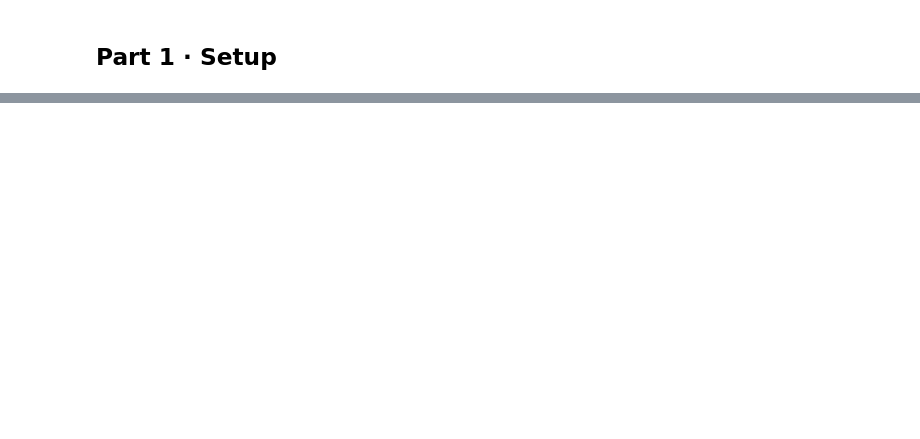
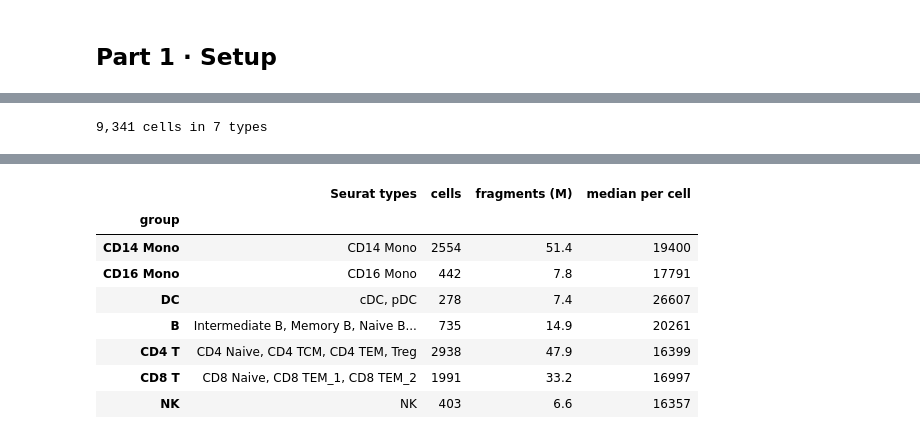
Before and after one commit to aristoteleo/epione, a Jupyter notebook: epione_guide/tutorials/single/t_print_footprint.ipynb, the cells around one changed output, grey strips where cells are left out. Cells and saved outputs as stored; diff of their text form; code cells hidden in the pictures; blank space fills up the shorter version.

```diff
--- a/epione_guide/tutorials/single/t_print_footprint.ipynb
+++ b/epione_guide/tutorials/single/t_print_footprint.ipynb
@@ -474,0 +118,38 @@ as `epione.models.seq2print`, next to the scooby bridge.
+# %%
+COARSE = {'CD14 Mono': 'CD14 Mono', 'CD16 Mono': 'CD16 Mono', 'cDC': 'DC', 'pDC': 'DC',
+          'Naive B': 'B', 'Intermediate B': 'B', 'Memory B': 'B', 'Plasma': 'B',
+          'CD4 Naive': 'CD4 T', 'CD4 TCM': 'CD4 T', 'CD4 TEM': 'CD4 T', 'Treg': 'CD4 T',
+          'CD8 Naive': 'CD8 T', 'CD8 TEM_1': 'CD8 T', 'CD8 TEM_2': 'CD8 T', 'NK': 'NK'}
+full = ad.read_h5ad(files['atac'])                       # cells x peaks, with obs['cell_type']
+full.obs['group'] = pd.Categorical(full.obs['cell_type'].astype(str).map(COARSE), categories=ORDER)
+full = full[full.obs['group'].notna()].copy()
+
+# PRINT reads cuts from the fragments file, so the AnnData only needs the
+# cell barcodes, the grouping and where the fragments are.
+adata = ad.AnnData(obs=full.obs[['cell_type', 'group']].copy())
+adata.uns['files'] = {'fragments': str(files['fragments'])}
+fa = pysam.FastaFile(str(FASTA))
+adata.uns['reference_sequences'] = {c: fa.get_reference_length(c) for c in fa.references
+                                    if re.fullmatch(r'chr[0-9XY]+', c)}
+print(f'{adata.n_obs:,} cells in {adata.obs.group.nunique()} types')
+# %% [output]
+9,341 cells in 7 types
+# %%
+%%time
+# Fragments per cell: one pass over the fragments file.
+n = pd.Series(0, index=adata.obs_names)
+for chunk in pd.read_csv(files['fragments'], sep='\t', comment='#', header=None, usecols=[3],
+                         names=['bc'], dtype={'bc': 'category'}, chunksize=20_000_000):
+    vc = chunk['bc'].value_counts()
+    n += vc.reindex(n.index, fill_value=0)
+adata.obs['n_fragments'] = n.astype(int)
+
+by = adata.obs.groupby('group', observed=True)
+types = pd.DataFrame({
+    'Seurat types': by['cell_type'].agg(lambda s: ', '.join(sorted(s.astype(str).unique()))),
+    'cells': by.size(),
+    'fragments (M)': (by['n_fragments'].sum() / 1e6).round(1),
+    'median per cell': by['n_fragments'].median().astype(int),
+})
+types
+# %% [output]
@@ -474,0 +158,9 @@ as `epione.models.seq2print`, next to the scooby bridge.
+|  | Seurat types | cells | fragments (M) | median per cell |
+| group |  |  |  |  |
+| CD14 Mono | CD14 Mono | 2554 | 51.4 | 19400 |
+| CD16 Mono | CD16 Mono | 442 | 7.8 | 17791 |
+| DC | cDC, pDC | 278 | 7.4 | 26607 |
+| B | Intermediate B, Memory B, Naive B... | 735 | 14.9 | 20261 |
+| CD4 T | CD4 Naive, CD4 TCM, CD4 TEM, Treg | 2938 | 47.9 | 16399 |
+| CD8 T | CD8 Naive, CD8 TEM_1, CD8 TEM_2 | 1991 | 33.2 | 16997 |
+| NK | NK | 403 | 6.6 | 16357 |
```
Also changed, not shown: parts of 46 cells of this notebook, 3 other files.
